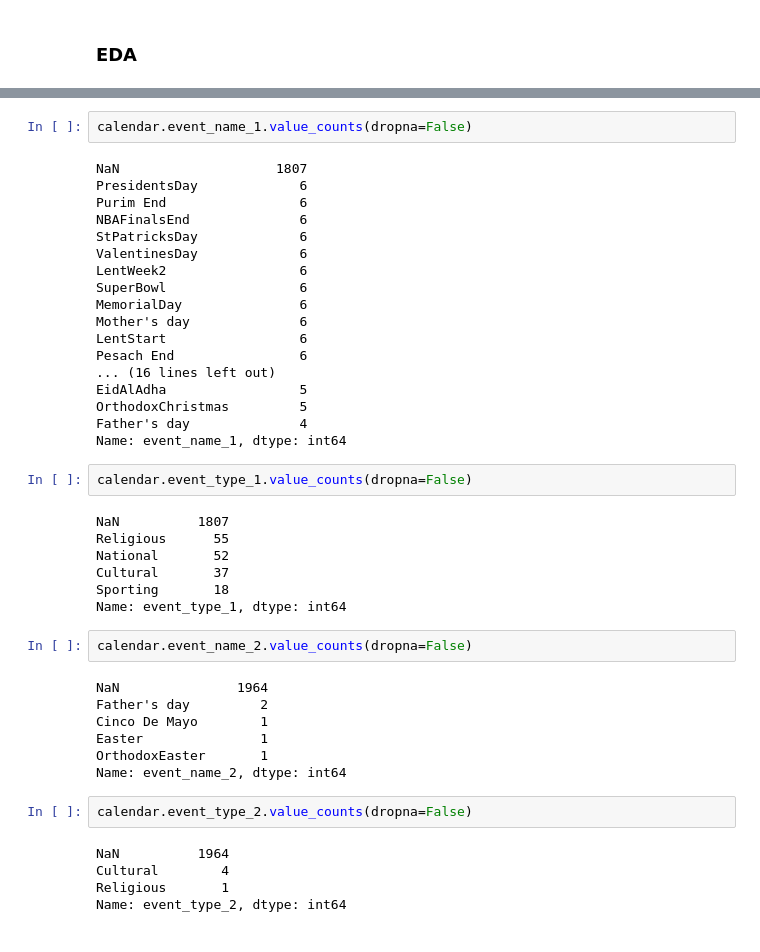
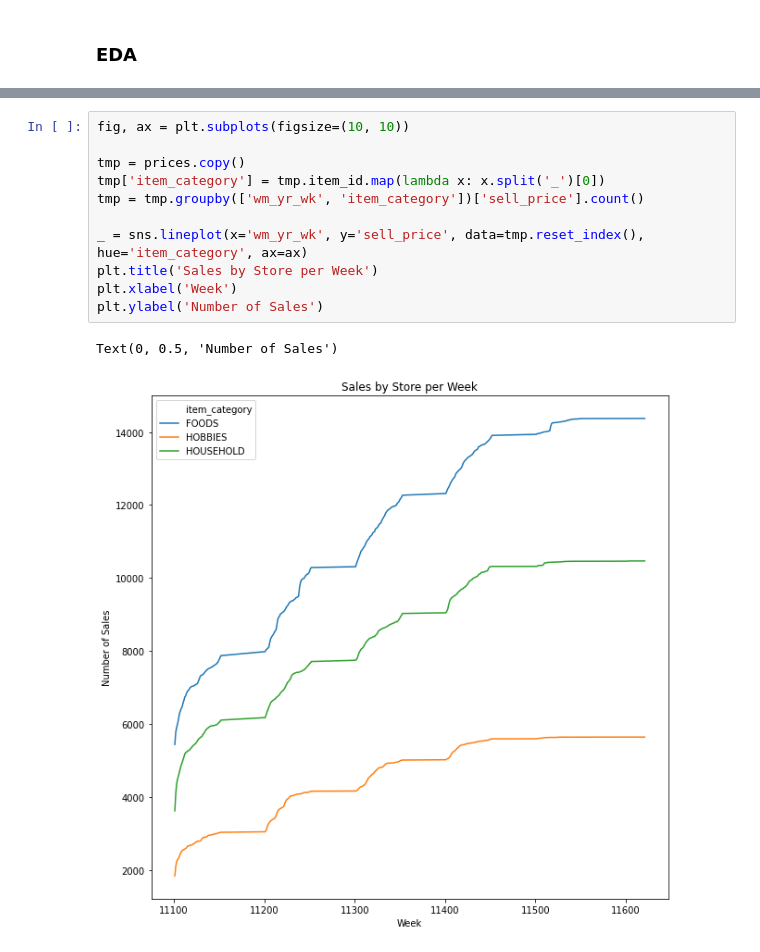
Before and after one commit to MarcoCaglia/M5-Forecasting-Accuracy, a Jupyter notebook: 20200325_eda.ipynb, the cells around one changed output, grey strips where cells are left out. Saved outputs shown, nothing was run; the diff lists cells and outputs as text.

Commit message:
Added price distribution analysis.

```diff
--- a/20200325_eda.ipynb
+++ b/20200325_eda.ipynb
@@ -110,45 +70,14 @@ _ = sns.lineplot(x='wm_yr_wk', y='sell_price', data=tmp.reset_index(), hue='stor
-# %%
-calendar.event_name_1.value_counts(dropna=False)
-# %% [output]
-NaN                    1807
-PresidentsDay             6
-Purim End                 6
-NBAFinalsEnd              6
-StPatricksDay             6
-ValentinesDay             6
-LentWeek2                 6
-SuperBowl                 6
-MemorialDay               6
-Mother's day              6
-LentStart                 6
-Pesach End                6
-... (16 lines left out)
-EidAlAdha                 5
-OrthodoxChristmas         5
-Father's day              4
-Name: event_name_1, dtype: int64
-# %%
-calendar.event_type_1.value_counts(dropna=False)
-# %% [output]
-NaN          1807
-Religious      55
-National       52
-Cultural       37
-Sporting       18
-Name: event_type_1, dtype: int64
-# %%
-calendar.event_name_2.value_counts(dropna=False)
-# %% [output]
-NaN               1964
-Father's day         2
-Cinco De Mayo        1
-Easter               1
-OrthodoxEaster       1
-Name: event_name_2, dtype: int64
-# %%
-calendar.event_type_2.value_counts(dropna=False)
-# %% [output]
-NaN          1964
-Cultural        4
-Religious       1
-Name: event_type_2, dtype: int64
+# %%
+fig, ax = plt.subplots(figsize=(10, 10))
+
+tmp = prices.copy()
+tmp['item_category'] = tmp.item_id.map(lambda x: x.split('_')[0])
+tmp = tmp.groupby(['wm_yr_wk', 'item_category'])['sell_price'].count()
+
+_ = sns.lineplot(x='wm_yr_wk', y='sell_price', data=tmp.reset_index(), hue='item_category', ax=ax)
+plt.title('Sales by Store per Week')
+plt.xlabel('Week')
+plt.ylabel('Number of Sales')
+# %% [output]
+Text(0, 0.5, 'Number of Sales')
+[figure, added]
```
Also changed, not shown: parts of 10 cells of this notebook.
